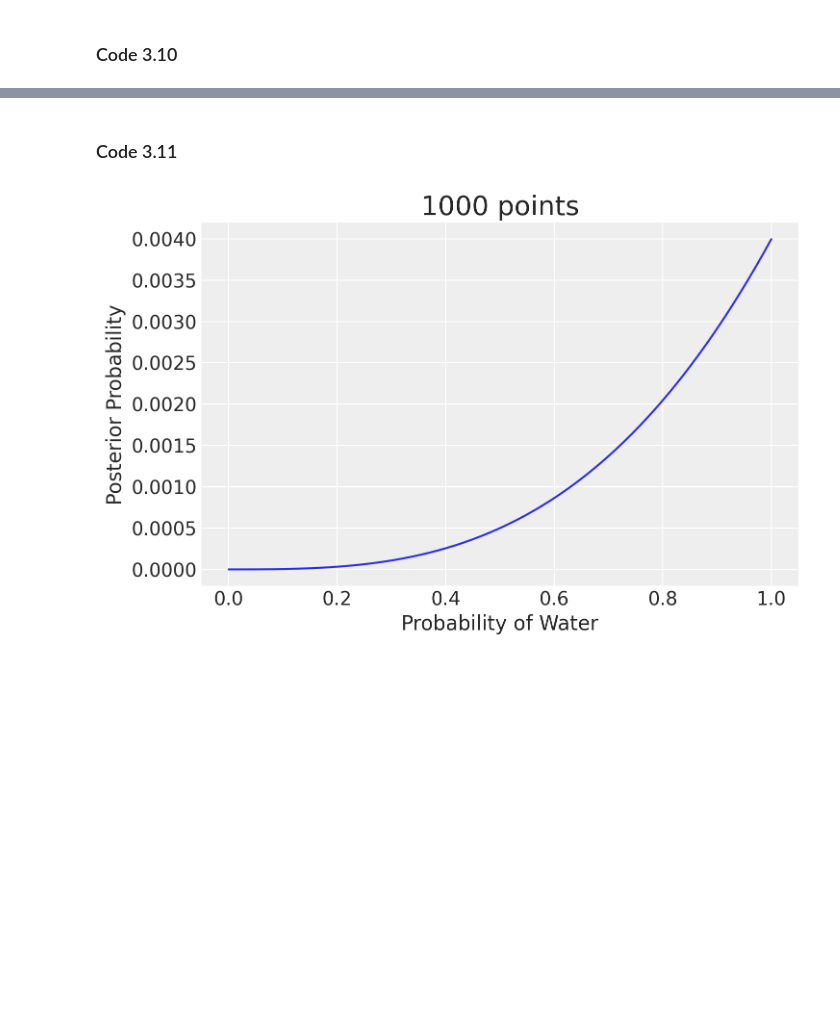
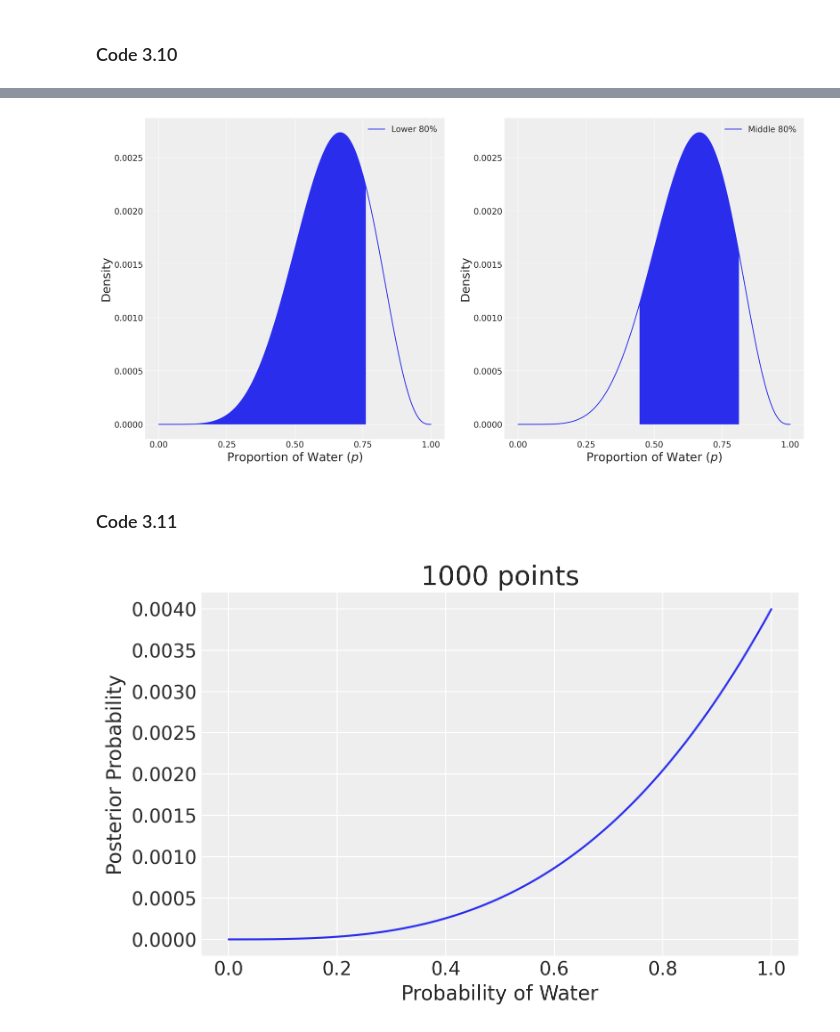
Before and after one commit to kingwyf87/statistical-rethinking-learning-notes, a Jupyter notebook: Chapter_3_Sampling_the_Imaginary.ipynb, the cells around one changed output, grey strips where cells are left out. Drawn from its saved outputs; the diff is of its cells as text; code cells hidden in the pictures; blank space fills up the shorter version.

```diff
--- a/Chapter_3_Sampling_the_Imaginary.ipynb
+++ b/Chapter_3_Sampling_the_Imaginary.ipynb
@@ -161,3 +145,29 @@ array([0.44334334, 0.80980981])
+# %%
+# plotting out intervals of of defined mass:
+plt.figure(figsize=(20,10))
+
+# plot p < 0.8
+plt.subplot(1, 2, 1)
+plt.plot(p_grid, posterior, label = "Lower 80%")
+plt.xlabel('Proportion of Water ($p$)', fontsize=20)
+plt.ylabel('Density', fontsize=20)
+plt.xticks([0, 0.25, 0.50, 0.75, 1.00])
+plt.fill_between(p_grid, posterior, where = p_grid < np.percentile(samples, 80))
+plt.legend(loc=0)
+
+# plot p > 0.1 & p < 0.90
+perc_range = np.percentile(samples, [10, 90])
+plt.subplot(1, 2, 2)
+plt.plot(p_grid, posterior, label = "Middle 80%")
+plt.xlabel('Proportion of Water ($p$)', fontsize=20)
+plt.ylabel('Density', fontsize=20)
+plt.xticks([0, 0.25, 0.50, 0.75, 1.00])
+plt.fill_between(p_grid, posterior, where = (p_grid > perc_range[0])&(p_grid < perc_range[1]))
+plt.legend(loc=0)
+
+plt.show()
+# %% [output]
+[figure, added]
 # %% [markdown]
 ### Code 3.11
 # %%
```
Also changed, not shown: parts of 21 cells of this notebook.
